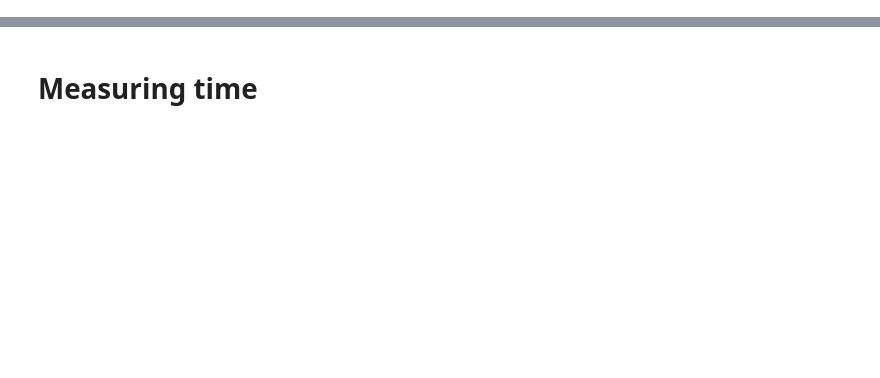
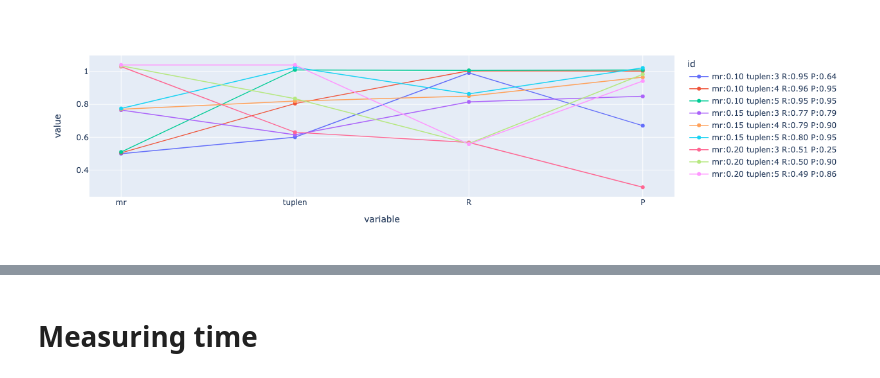
Before and after one commit to alexandrumeterez/sketchyseqs, a Jupyter notebook: SketchySeqs.ipynb, the cells around one changed output, grey strips where cells are left out. Cells and saved outputs as stored; diff of their text form; code cells hidden in the pictures; blank space fills up the shorter version.

```diff
--- a/SketchySeqs.ipynb
+++ b/SketchySeqs.ipynb
@@ -417,0 +292,90 @@ df[['N','k','mutation_rate','recall_distance','embed_dim','embed_dim2','precisio
+# %%
+def experiment(conf):
+    seqInt = np.random.randint(0,len(alphabet), (conf['N']))
+    seqv = alphabet[seqInt]
+    seq = ''.join(seqv)
+    sketcher = DTS(t=conf['tuplen'], D=conf['m'], D2=conf['m2'], A=len(alphabet))
+    wmers = [seqInt[i:i+conf['w']] for i in range(0,len(seqInt) - conf['w'] + 1,conf['s'])]
+    sketches = sketcher.sketch(wmers)
+    lut = build_lookup(sketches, conf['s'])
+
+    paths = generate_paths(seq, conf['path_len'], conf['num_paths'], conf['k'], conf['mr'], alphabet)
+    recall, hits, tp, dists = np.zeros((4,conf['num_paths']))
+    dists[:] = np.inf
+
+    for i, path in enumerate(tqdm(paths)):
+        reference, query, node_path = path
+        queryInt = convert(query, alphabet)
+
+        q_wmers = [queryInt[i:i+conf['w']] for i in range(len(queryInt) - conf['w'] + 1)]
+        q_sketches = sketcher.sketch(q_wmers)
+
+        # Lookup
+        for qi,query_sketch in enumerate(q_sketches):
+            if query_sketch not in lut:
+                continue
+            for node in lut[query_sketch]: # for each node j in the matches
+                hits[i] += 1 # count a hit
+                ri = (node-node_path[0]) # relative node location to reference head
+                d1 = editdistance.eval(reference[:ri], query[:qi])
+                d2 = editdistance.eval(reference[ri:], query[qi:])
+                d = editdistance.eval(reference, query)
+                dists[i] = min(dists[i],d1+d2-d)
+                if(  d1+d2 <= d + conf['recall_dist']):
+                    tp[i] += 1
+                    recall[i] = 1
+
+    conf['P'] = np.mean(tp[hits>0]/hits[hits>0])  # np.sum(tp)/np.sum(hits)
+    conf['R'] = np.mean(recall)
+    conf['dists_bins'] = list(range(10))
+    conf['dists_counts'] = np.histogram(dists,bins=conf['dists_bins']+[np.inf])[0]
+    return conf
+
+def show_board(df, cols):
+    def legend(x):
+        leg = []
+        for i,s in enumerate(x):
+            col = cols[i]
+            if int(s)==s:
+                leg.append(f'{col}:{int(s)}')
+            else:
+                leg.append(f'{col}:{s:.2f}')
+        return ' '.join(leg)
+
+    df2 = df[cols]
+    df2['id'] = df2.apply(lambda x: legend(x.tolist()), axis=1)
+    df2[cols] = df2[cols] / df2[cols].max()
+    for i in range(len(df2)):
+        df2.loc[i,cols] += i*5e-3 # add slight y to make them separately visible
+    df2 = pd.melt(df2, id_vars='id',value_vars=cols)
+    fig = px.line(df2,x='variable',y='value',color='id')
+    fig.update_traces(line=dict(width=1.5),mode="markers+lines")
+    fig.show()
+
+results = []
+alphabet = np.array(['A','C','G','T'])
+
+for w in [14]:
+    config_grid = dict(
+        num_paths = 1000,
+        N = [int(1e6)],
+        mr = [0.1,.15,0.2],
+        path_len = 200,
+        recall_dist = 0,
+        k=w,
+        m=[20],
+        m2=[2**7],
+        tuplen = [3,4,5],
+        w = w,
+        s = [w],
+    )
+
+    for conf in dict_configs(config_grid):
+        result = experiment(conf)
+        results.append(result)
+        print(conf)
+
+df = pd.DataFrame(results)
+
+show_board(df,cols = ['mr','tuplen','R','P']) # 'N','w','s',m,m2
+# %% [output]
@@ -418,3 +395,4 @@ df[['N','k','mutation_rate','recall_distance','embed_dim','embed_dim2','precisio
+[figure, added]
 # %%
 import seaborn as sns
 import plotly.express as px
```
Also changed, not shown: parts of 13 cells of this notebook.
